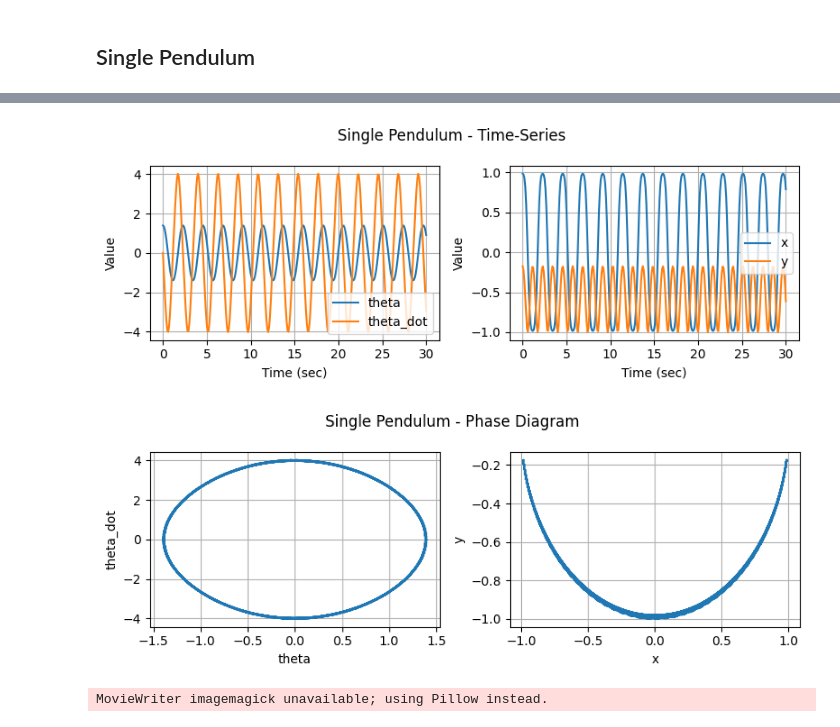
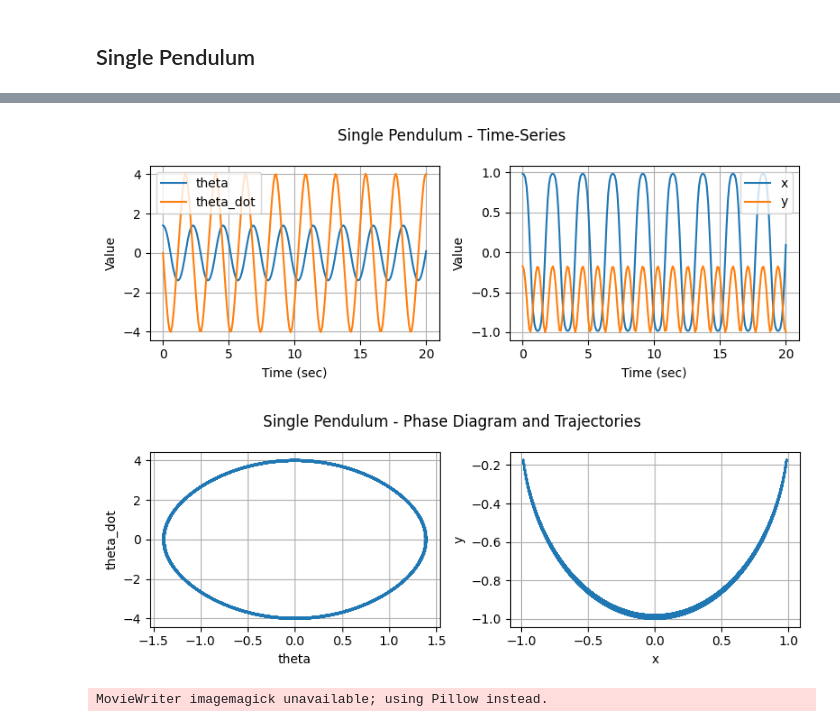
Before and after one commit to uriyeobi/hamiltonian_neural_networks, a Jupyter notebook: notebooks/pendulum_simulation.ipynb, the cells around one changed output, grey strips where cells are left out. Drawn from its saved outputs; the diff is of its cells as text; code cells hidden in the pictures.

```diff
--- a/notebooks/pendulum_simulation.ipynb
+++ b/notebooks/pendulum_simulation.ipynb
@@ -33,19 +33,19 @@ df1
 # %%
 import matplotlib.pyplot as plt
 fig, axes = plt.subplots(1,2, figsize=(8, 3))
 list_values = [["theta", "theta_dot"], ["x", "y"]]
-T = (df1.time_step.max())
+T = int(df1.time_step.max()/10)
 for i, ax in enumerate(axes.reshape(2,)):
     values = list_values[i]
     df1.set_index("time_step")[values].loc[:T].plot(ax=ax)
     ax.set_xlabel("Time (sec)")
     ax.set_ylabel("Value")
     ax.grid()
 fig.suptitle("Single Pendulum - Time-Series")
 fig.tight_layout()
 fig.savefig("fig/single_pendulum_time_series.png", dpi=200, facecolor='white')
 # %% [output]
-[figure, old version]
+[figure, new version]
 # %%
 import matplotlib.pyplot as plt
 import seaborn as sns
@@ -56,13 +56,13 @@ for i, ax in enumerate(axes.reshape(2,)):
     ax.set_ylabel(y_val)
     ax.set_xlabel(x_val)
     ax.grid()
-fig.suptitle("Single Pendulum - Phase Diagram")
+fig.suptitle("Single Pendulum - Phase Diagram and Trajectories")
 fig.tight_layout()
 fig.savefig("fig/single_pendulum_phase_diagram.png", dpi=200, facecolor='white')
 
 # df1.set_index("theta")[["theta_dot"]].plot(ax=ax)
 # %% [output]
-[figure, old version]
+[figure, new version]
 # %%
 animator1 = SinglePendulumAnimator(df=df1, size=p1.L1)
 animator1.init_canvas()
```
Also changed, not shown: parts of 6 cells of this notebook, 8 other files.
